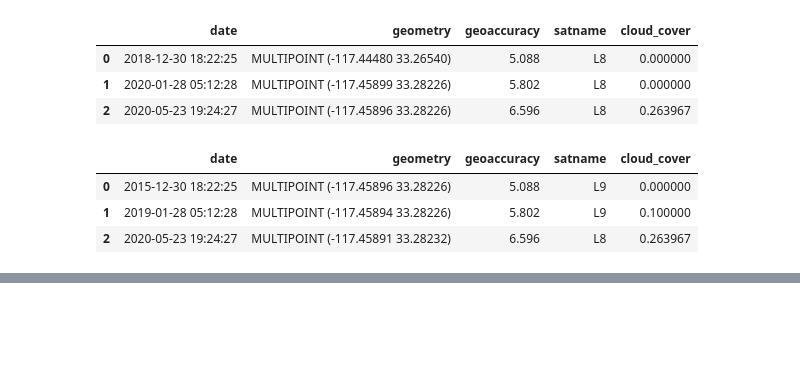
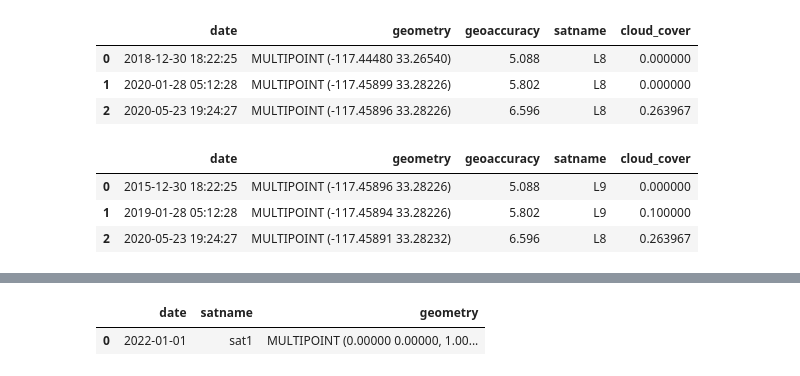
Before and after one commit to SatelliteShorelines/CoastSeg, a Jupyter notebook: merge_session_final_nonoverlapping_script.ipynb, the cells around one changed output, grey strips where cells are left out. Saved outputs shown, nothing was run; the diff lists cells and outputs as text; code cells hidden in the pictures; blank space fills up the shorter version.

```diff
--- a/merge_session_final_nonoverlapping_script.ipynb
+++ b/merge_session_final_nonoverlapping_script.ipynb
@@ -1727,0 +1110,18 @@ final_df
+# %%
+from coastseg.merge_utils import merge_geometries
+import geopandas as gpd
+from shapely.geometry import Point
+data = {
+            "date": ["2022-01-01",],
+            "satname": ["sat1",],
+            "geometry_df1": [
+                Point(0, 0),
+            ],
+            "geometry": [Point(1, 1)],
+        }
+gdf = gpd.GeoDataFrame(data)
+result = merge_geometries(gdf)
+result
+# %% [output]
+|  | date | satname | geometry |
+| 0 | 2022-01-01 | sat1 | MULTIPOINT (0.00000 0.00000, 1.00... |
```
Also changed, not shown: parts of 89 cells of this notebook, 1 other file.
